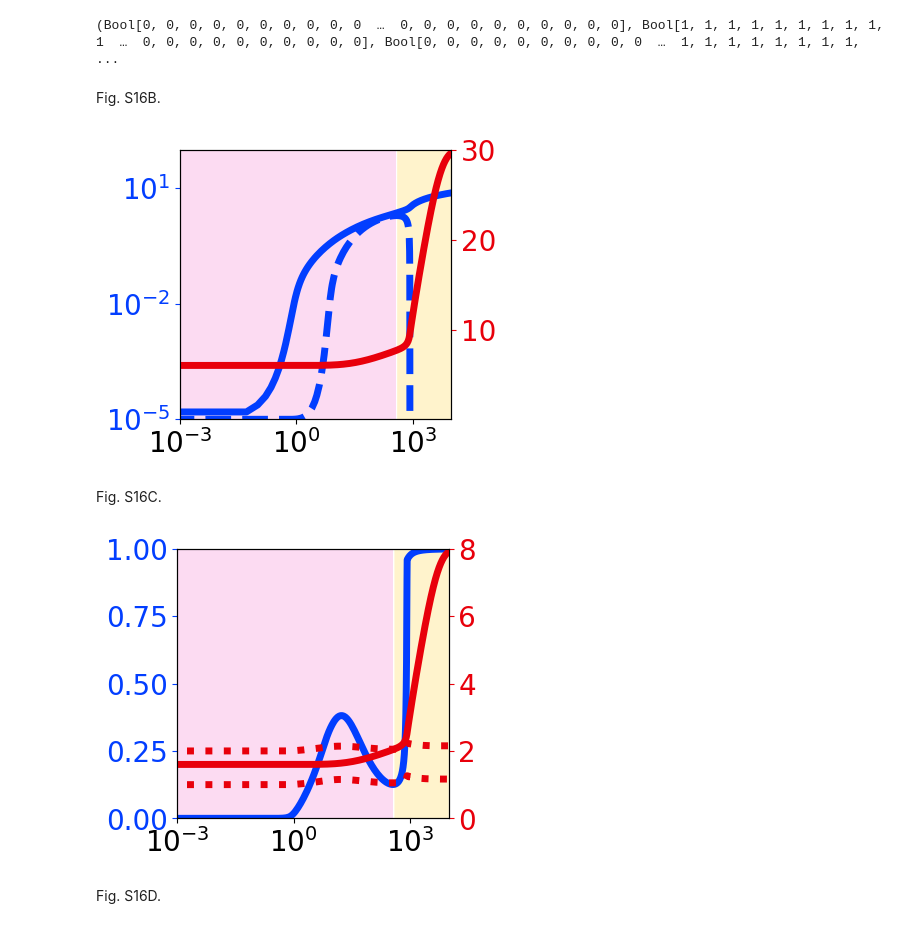
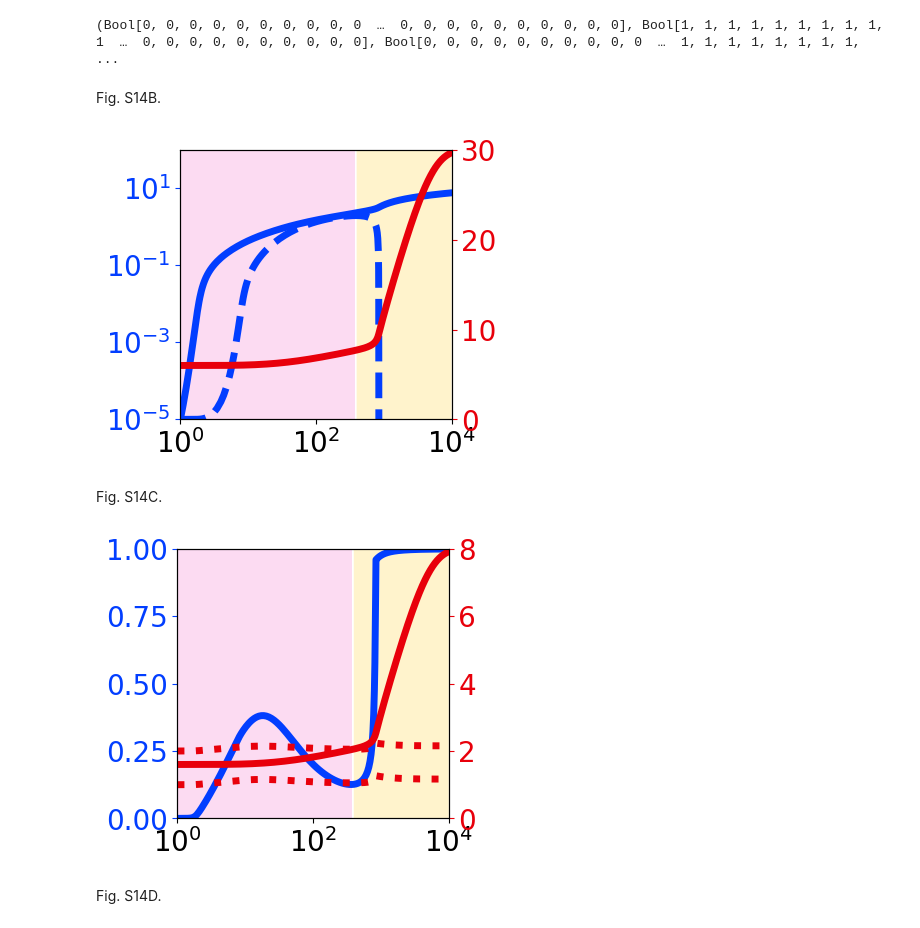
Before and after one commit to jorgeapenas/conflictdissolution, a Jupyter notebook: main_figures.ipynb, the cells around one changed output. Cells and saved outputs as stored; diff of their text form; code cells hidden in the pictures.

```diff
--- a/main_figures.ipynb
+++ b/main_figures.ipynb
@@ -186,7 +198,8 @@ PyPlot.savefig("FigS12A.pdf",bbox_inches="tight")
 Run the model with constant $z$ and plot the resulting $x(\tau)$ and $y(\tau)$ for a quick assessment of the process.
 # %%
 zvec0 = [0.00001;0.00001]
-tspan = (0.0, 1000.0)
+#tspan = (0.0, 1000.0)
+tspan = (1.0, 1000.0)
 prob = ODEProblem(mf.evoldyn_z0,zvec0,tspan)
 sol = DifferentialEquations.solve(prob, Tsit5(), reltol=1e-8, abstol=1e-8)
 
@@ -195,6 +208,6 @@ sol = DifferentialEquations.solve(prob, Tsit5(), reltol=1e-8, abstol=1e-8)
 PyPlot.plt.loglog(t,x)
 PyPlot.plt.loglog(t,y)
 
-PyPlot.plt.xlim(1e-3, 1e3)
+PyPlot.plt.xlim(1, 1e3)
 PyPlot.plt.ylim(1e-5, 20)
 # %% [output]
@@ -1103,19 +1117,19 @@ PyPlot.savefig("FigS16A.pdf",bbox_inches="tight")
 # %% [output]
 (Bool[0, 0, 0, 0, 0, 0, 0, 0, 0, 0  …  0, 0, 0, 0, 0, 0, 0, 0, 0, 0], Bool[1, 1, 1, 1, 1, 1, 1, 1, 1, 1  …  0, 0, 0, 0, 0, 0, 0, 0, 0, 0], Bool[0, 0, 0, 0, 0, 0, 0, 0, 0, 0  …  1, 1, 1, 1, 1, 1, 1, 1, ...
 # %% [markdown]
-Fig. S16B.
+Fig. S14B.
 # %%
-timeseries_traits(0.001,10000,0.00001,100,0.00001,30)
-plt.savefig("FigS16B.pdf",bbox_inches="tight")
+timeseries_traits(1,10000,0.00001,100,0.00001,30)
+plt.savefig("FigS14B.pdf",bbox_inches="tight")
 # %% [output]
-[figure, old version]
+[figure, new version]
 # %% [markdown]
-Fig. S16C.
+Fig. S14C.
 # %%
-timeseries_pBC(0.001,10000,0,1,0,8)
-PyPlot.savefig("FigS16C.pdf",bbox_inches="tight")
+timeseries_pBC(1,10000,0,1,0,8)
+PyPlot.savefig("FigS14C.pdf",bbox_inches="tight")
 # %% [output]
-[figure, old version]
+[figure, new version]
 # %% [markdown]
-Fig. S16D.
+Fig. S14D.
 # %%
```
Also changed, not shown: parts of 93 cells of this notebook, 1 other file.
